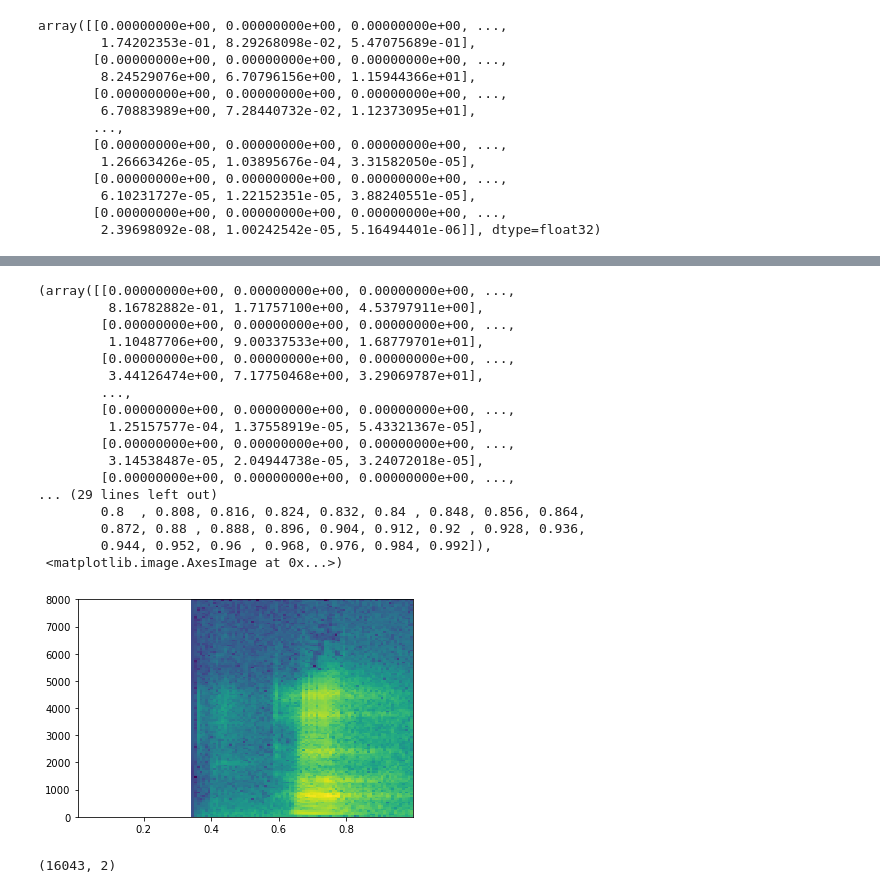
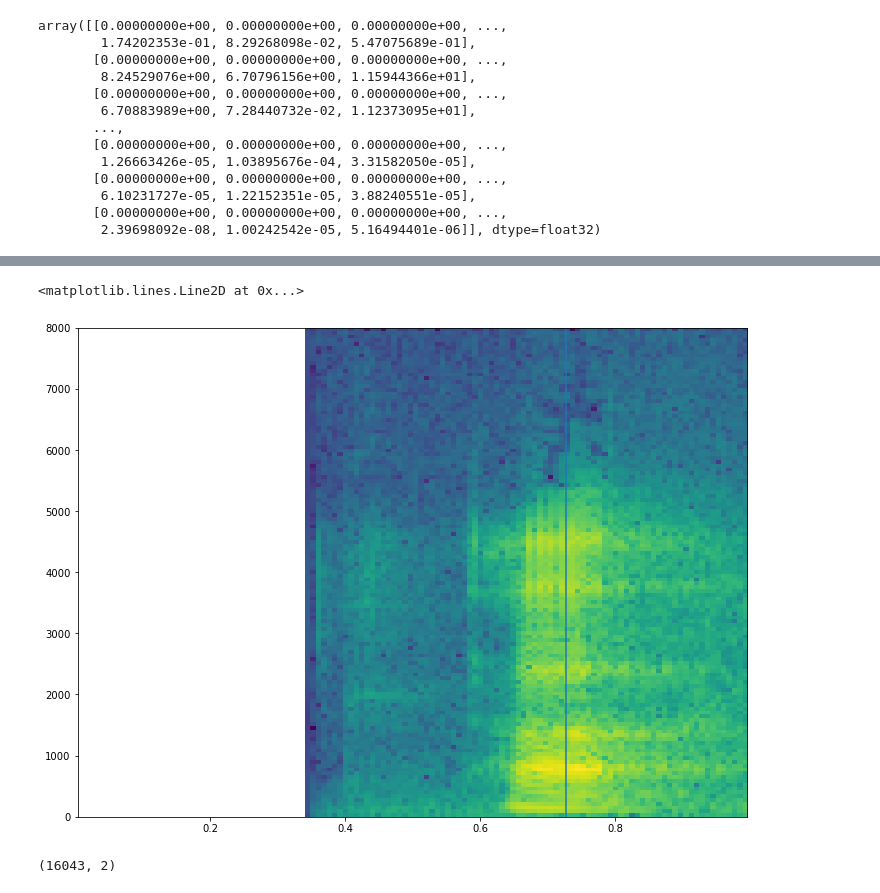
Before and after one commit to open-speech-org/python-speech-soa, a Jupyter notebook: 03_formants/Formants.ipynb, the cells around one changed output, grey strips where cells are left out. Drawn from its saved outputs; the diff is of its cells as text; code cells hidden in the pictures.

```diff
--- a/03_formants/Formants.ipynb
+++ b/03_formants/Formants.ipynb
@@ -6,6 +6,8 @@ from scipy import signal
 from scipy.io import wavfile
 import matplotlib.pyplot as plt
 from matplotlib.cm import get_cmap
+# %%
+plt.rcParams["figure.figsize"] = (12, 9)
 # %%
 frequency, wave = wavfile.read("male_a_spa.wav")
 # %%
@@ -67,24 +77,9 @@ plt.pcolormesh(time, frequencies, spectrogram,cmap=cmap)
 # %%
-plt.specgram(wave[:,0], Fs=frequency)
+specgram, frequencies_specgram, time_specgram, im_specgram = plt.specgram(wave[:,0], Fs=frequency)
+plt.axvline(time_specgram[90])
 # %% [output]
-(array([[0.00000000e+00, 0.00000000e+00, 0.00000000e+00, ...,
-         8.16782882e-01, 1.71757100e+00, 4.53797911e+00],
-        [0.00000000e+00, 0.00000000e+00, 0.00000000e+00, ...,
-         1.10487706e+00, 9.00337533e+00, 1.68779701e+01],
-        [0.00000000e+00, 0.00000000e+00, 0.00000000e+00, ...,
-         3.44126474e+00, 7.17750468e+00, 3.29069787e+01],
-        ...,
-        [0.00000000e+00, 0.00000000e+00, 0.00000000e+00, ...,
-         1.25157577e-04, 1.37558919e-05, 5.43321367e-05],
-        [0.00000000e+00, 0.00000000e+00, 0.00000000e+00, ...,
-         3.14538487e-05, 2.04944738e-05, 3.24072018e-05],
-        [0.00000000e+00, 0.00000000e+00, 0.00000000e+00, ...,
-... (29 lines left out)
-        0.8  , 0.808, 0.816, 0.824, 0.832, 0.84 , 0.848, 0.856, 0.864,
-        0.872, 0.88 , 0.888, 0.896, 0.904, 0.912, 0.92 , 0.928, 0.936,
-        0.944, 0.952, 0.96 , 0.968, 0.976, 0.984, 0.992]),
- <matplotlib.image.AxesImage at 0x...>)
+<matplotlib.lines.Line2D at 0x...>
-[figure, old version]
+[figure, new version]
 # %%
 wave.shape
 # %% [output]
```
Also changed, not shown: parts of 19 cells of this notebook.
